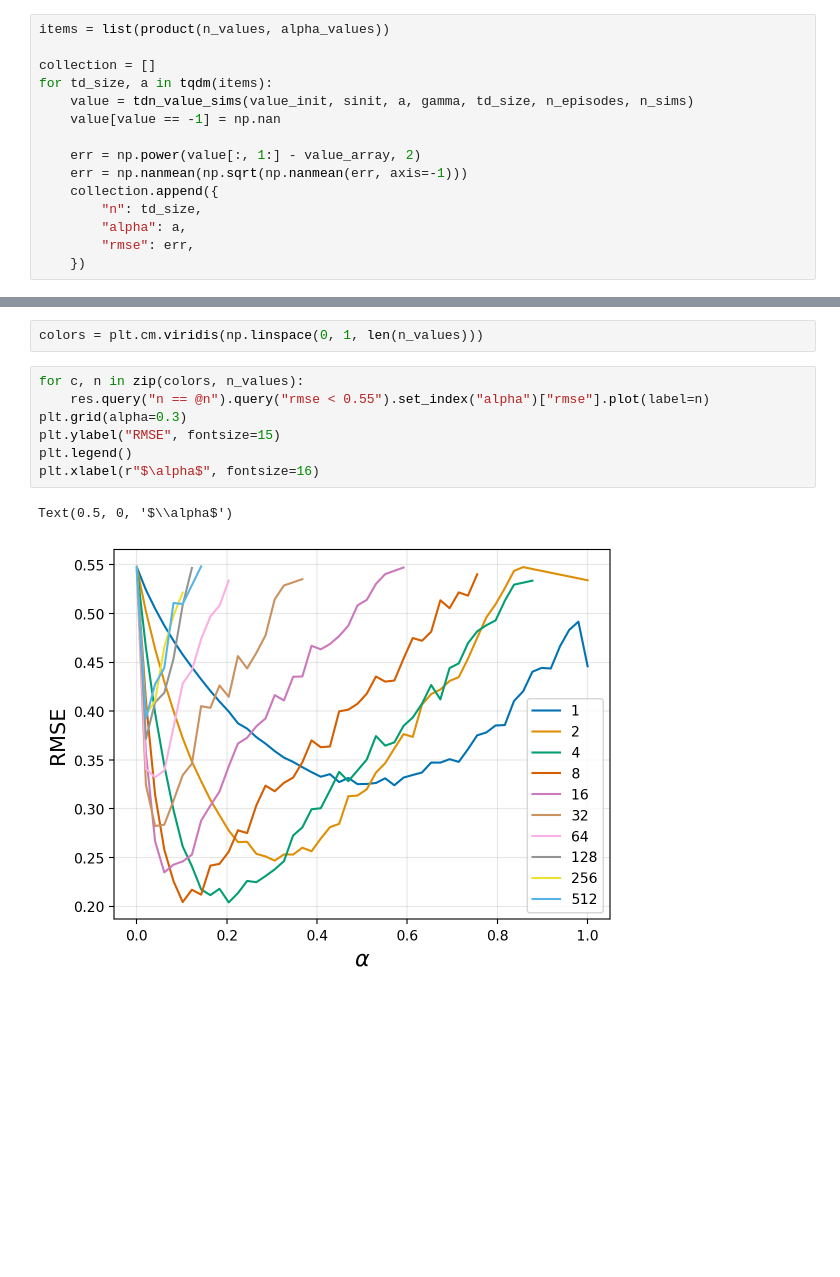
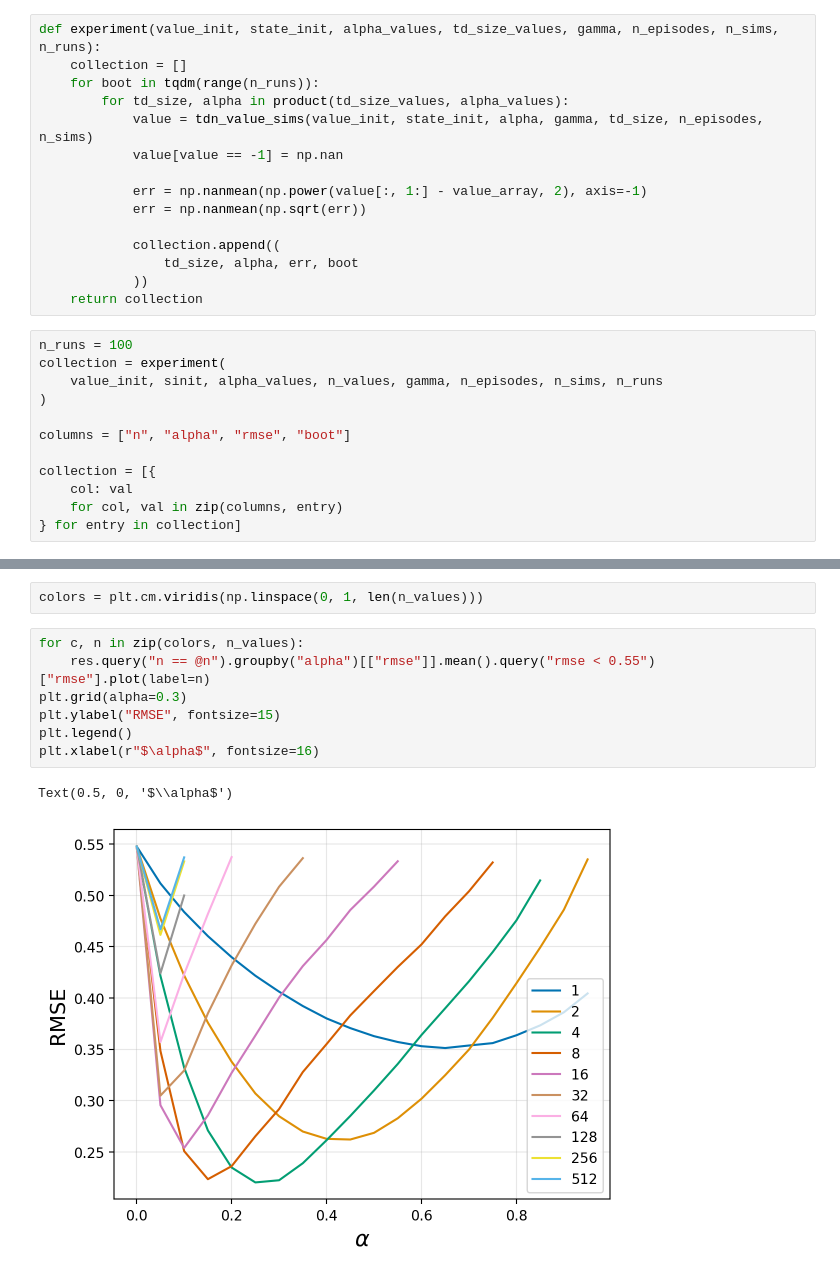
Before and after one commit to gerdm/reinforcement-learning, a Jupyter notebook: notebooks/ch07/random-walk-tdn.ipynb, the cells around one changed output, grey strips where cells are left out. Drawn from its saved outputs; the diff is of its cells as text; blank space fills up the shorter version.

```diff
--- a/notebooks/ch07/random-walk-tdn.ipynb
+++ b/notebooks/ch07/random-walk-tdn.ipynb
@@ -264,29 +226,41 @@ alpha_values = np.linspace(0, 1, 50)
-# %%
-items = list(product(n_values, alpha_values))
-
-collection = []
-for td_size, a in tqdm(items):
-    value = tdn_value_sims(value_init, sinit, a, gamma, td_size, n_episodes, n_sims)
-    value[value == -1] = np.nan
-
-    err = np.power(value[:, 1:] - value_array, 2)
-    err = np.nanmean(np.sqrt(np.nanmean(err, axis=-1)))
-    collection.append({
-        "n": td_size,
-        "alpha": a,
-        "rmse": err,
-    })
+# %%
+def experiment(value_init, state_init, alpha_values, td_size_values, gamma, n_episodes, n_sims, n_runs):
+    collection = []
+    for boot in tqdm(range(n_runs)):
+        for td_size, alpha in product(td_size_values, alpha_values):
+            value = tdn_value_sims(value_init, state_init, alpha, gamma, td_size, n_episodes, n_sims)
+            value[value == -1] = np.nan
+
+            err = np.nanmean(np.power(value[:, 1:] - value_array, 2), axis=-1)
+            err = np.nanmean(np.sqrt(err))
+
+            collection.append((
+                td_size, alpha, err, boot
+            ))
+    return collection
+# %%
+n_runs = 100
+collection = experiment(
+    value_init, sinit, alpha_values, n_values, gamma, n_episodes, n_sims, n_runs
+)
+
+columns = ["n", "alpha", "rmse", "boot"]
+
+collection = [{
+    col: val
+    for col, val in zip(columns, entry)
+} for entry in collection]
 # %%
 res = pd.DataFrame(collection)
 # %%
 colors = plt.cm.viridis(np.linspace(0, 1, len(n_values)))
 # %%
 for c, n in zip(colors, n_values):
-    res.query("n == @n").query("rmse < 0.55").set_index("alpha")["rmse"].plot(label=n)
+    res.query("n == @n").groupby("alpha")[["rmse"]].mean().query("rmse < 0.55")["rmse"].plot(label=n)
 plt.grid(alpha=0.3)
 plt.ylabel("RMSE", fontsize=15)
 plt.legend()
 plt.xlabel(r"$\alpha$", fontsize=16)
 # %% [output]
 Text(0.5, 0, '$\\alpha$')
-[figure, old version]
+[figure, new version]
```
Also changed, not shown: parts of 13 cells of this notebook.
